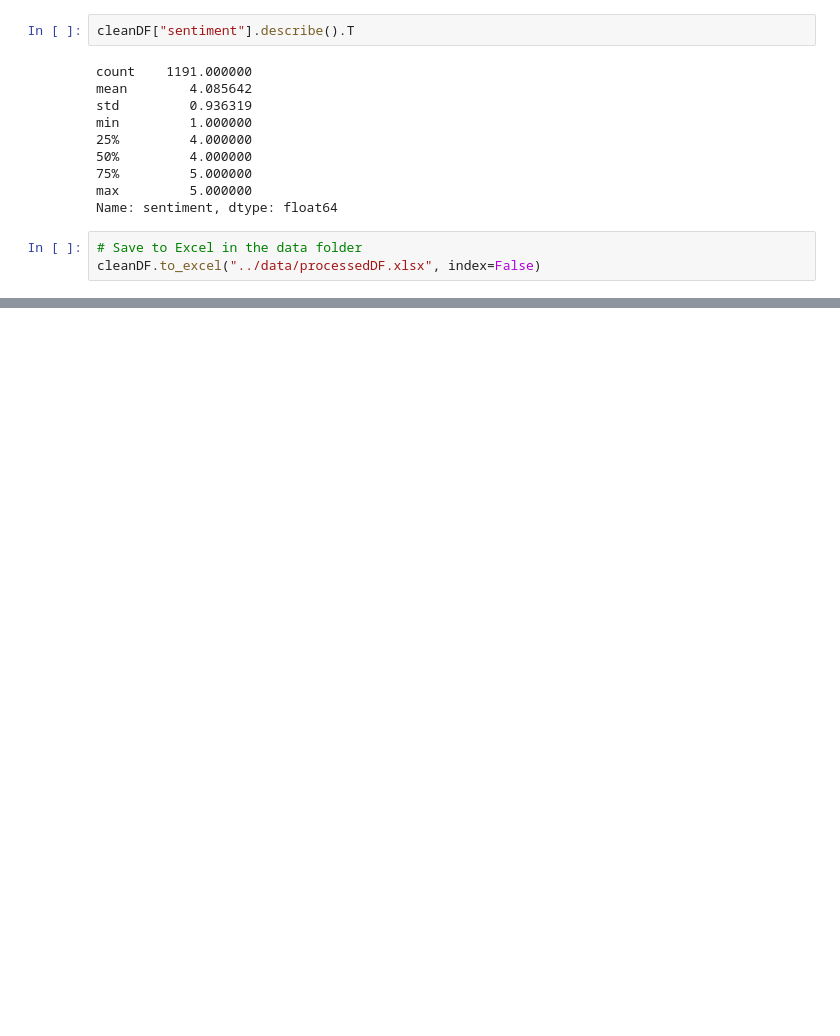
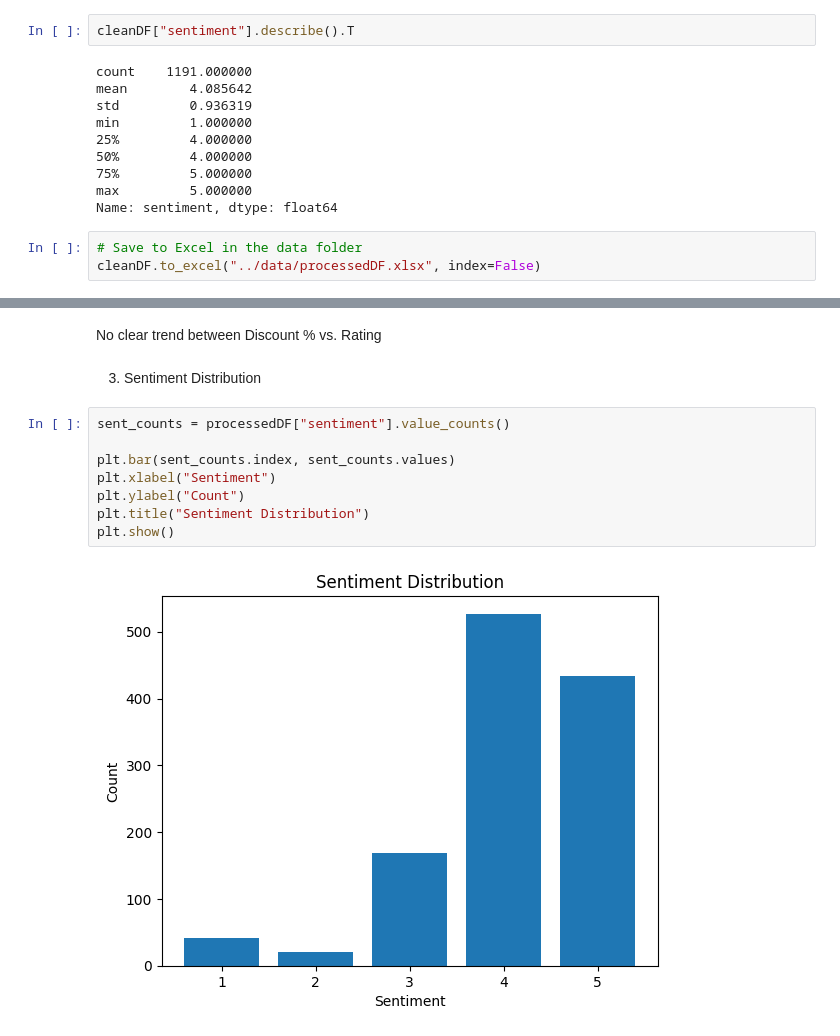
Before and after one commit to wareefAlyousef/amazon_product_chatbot_STC, a Jupyter notebook: notebooks/amazon_product_reviews_analysis.ipynb, the cells around one changed output, grey strips where cells are left out. Saved outputs shown, nothing was run; the diff lists cells and outputs as text; blank space fills up the shorter version.

```diff
--- a/notebooks/amazon_product_reviews_analysis.ipynb
+++ b/notebooks/amazon_product_reviews_analysis.ipynb
@@ -687,0 +734,14 @@ processedDF.head()
+# %% [markdown]
+No clear trend between Discount % vs. Rating
+# %% [markdown]
+3. Sentiment Distribution
+# %%
+sent_counts = processedDF["sentiment"].value_counts()
+
+plt.bar(sent_counts.index, sent_counts.values)
+plt.xlabel("Sentiment")
+plt.ylabel("Count")
+plt.title("Sentiment Distribution")
+plt.show()
+# %% [output]
+[figure, added]
```
Also changed, not shown: parts of 16 cells of this notebook.
